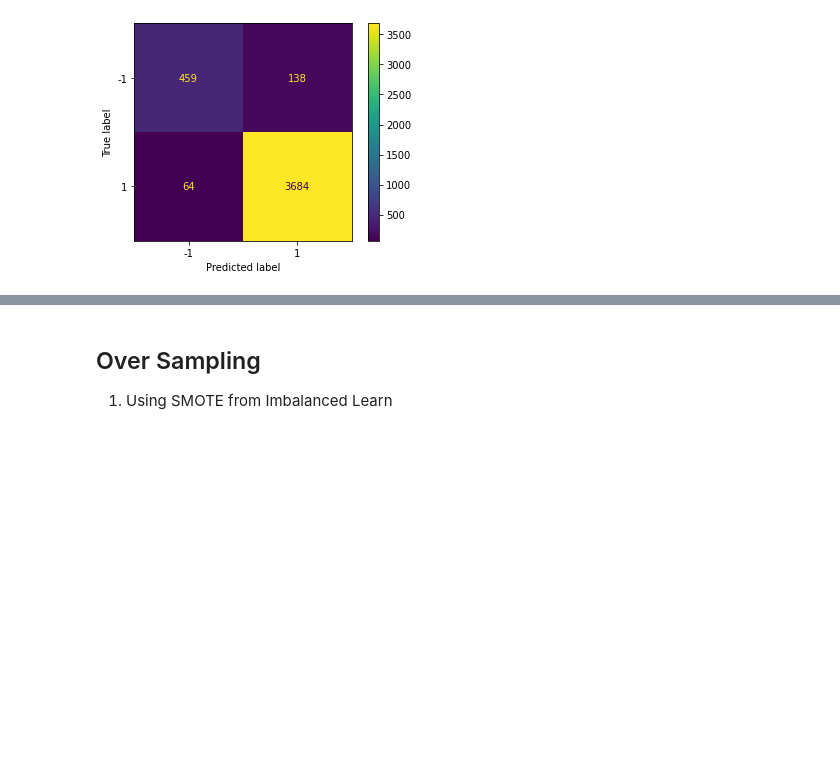
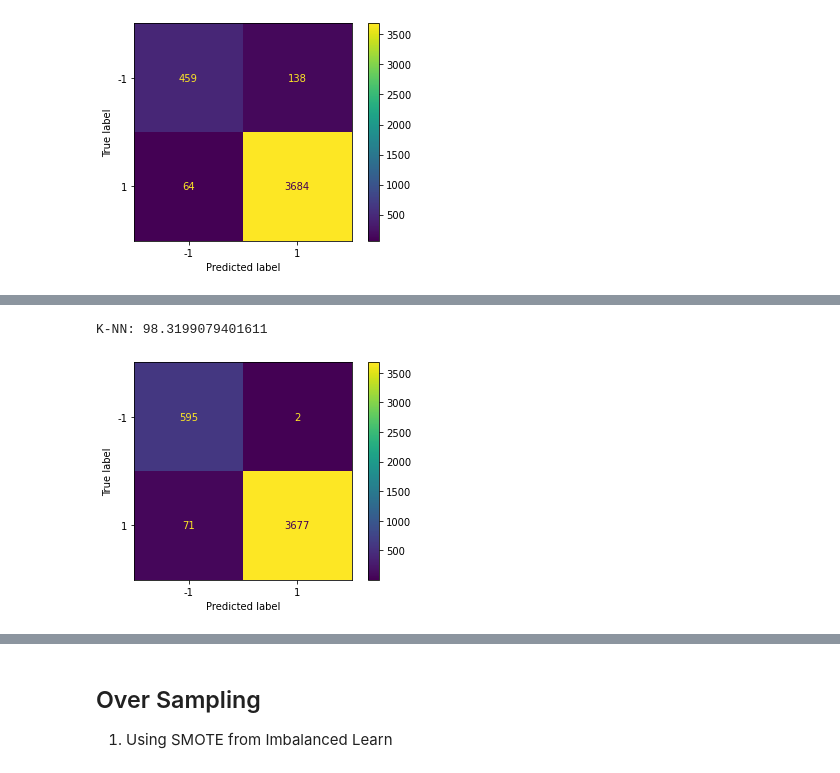
Before and after one commit to HadyKh/Crowd-Sensing-Classification, a Jupyter notebook: Code.ipynb, the cells around one changed output, grey strips where cells are left out. Cells and saved outputs as stored; diff of their text form; code cells hidden in the pictures; blank space fills up the shorter version.

```diff
--- a/Code.ipynb
+++ b/Code.ipynb
@@ -289,3 +292,6 @@ all_accuracies.append(base_accuracies)
 # %%
-# knn_model, knn_pred, knn_accuracy = model_knn(new_train_x, ytrain, new_test_x, ytest)
+knn_model, knn_pred, knn_accuracy = model_knn(new_train_x, ytrain, new_test_x, ytest)
+# %% [output]
+K-NN: 98.3199079401611
+[figure, added]
 # %%
```
Also changed, not shown: parts of 71 cells of this notebook.
